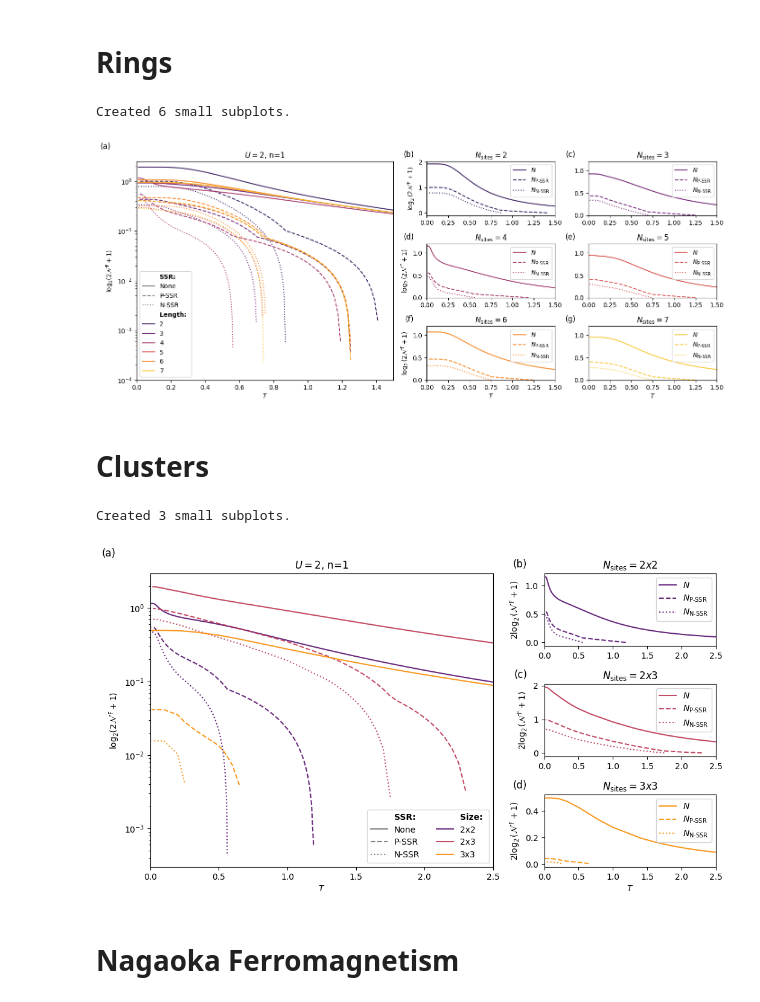
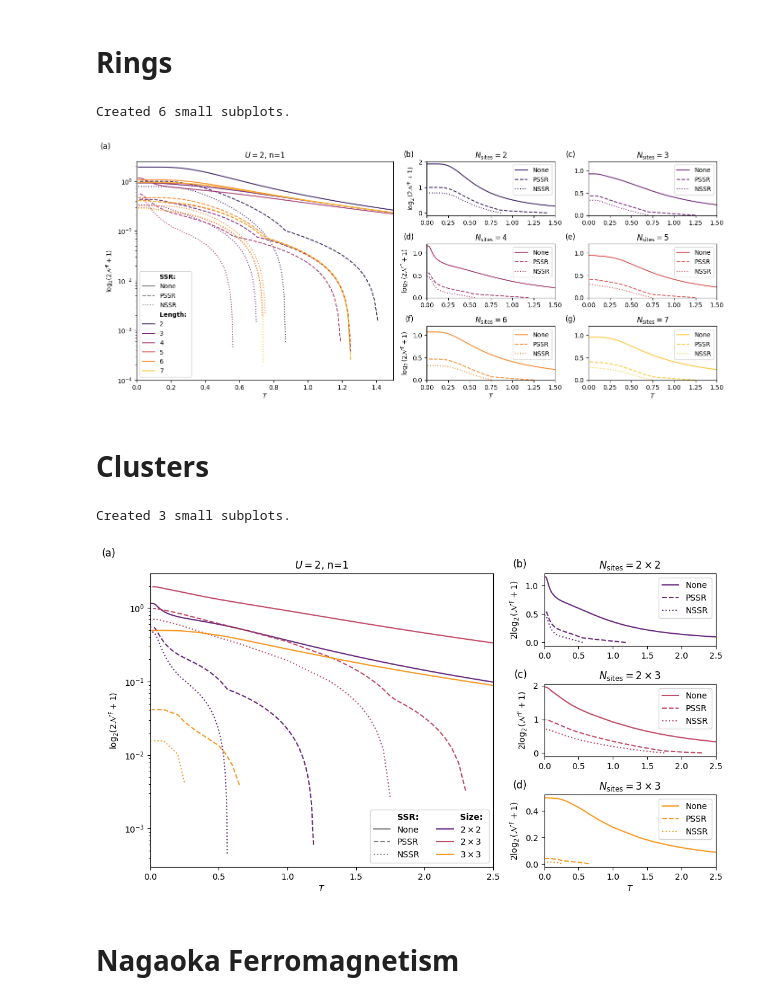
Before and after one commit to beddalumia/ThermalSSRproject, a Jupyter notebook: Generate_plots.ipynb, the cells around one changed output. Cells and saved outputs as stored; diff of their text form; code cells hidden in the pictures.

```diff
--- a/Generate_plots.ipynb
+++ b/Generate_plots.ipynb
@@ -482,8 +482,8 @@ for ids, path in enumerate(dirs_vec):
         # === main plot ===
         """  if idir == 0:
             ax_main.plot(T, NF, label=f"$N_{\mathrm{sites}}={sizees[ids]}, N$", ls="-", c=color, alpha=al)
-            ax_main.plot(T, NSSR, label=f"$N_{\mathrm{sites}}={sizees[ids]}, N_{\text{P-SSR}}$", ls="--", c=color, alpha=al)
-            ax_main.plot(T, PSSR, label=f"$N_{\mathrm{sites}}={sizees[ids]}, N_{\text{N-SSR}}$", ls=":", c=color, alpha=al)
+            ax_main.plot(T, NSSR, label=f"$N_{\mathrm{sites}}={sizees[ids]}, N_{\text{PSSR}}$", ls="--", c=color, alpha=al)
+            ax_main.plot(T, PSSR, label=f"$N_{\mathrm{sites}}={sizees[ids]}, N_{\text{NSSR}}$", ls=":", c=color, alpha=al)
         else:
             ax_main.plot(T, NF, label=f"$N_{\mathrm{sites}}={sizees[ids]}$", ls="-", c=color, alpha=al)
             ax_main.plot(T, NSSR, ls="--", c=color, alpha=al)
@@ -496,8 +496,8 @@ for ids, path in enumerate(dirs_vec):
         if idir < len(sub_axes):
             ax_sub = sub_axes[idir]
             ax_sub.plot(T, NF, ls="-", label=r"None", c=color, alpha=al)
-            ax_sub.plot(T, NSSR, ls="--", label=r"P-SSR", c=color, alpha=al)
-            ax_sub.plot(T, PSSR, ls=":", label=r"N-SSR", c=color, alpha=al)
+            ax_sub.plot(T, NSSR, ls="--", label=r"PSSR", c=color, alpha=al)
+            ax_sub.plot(T, PSSR, ls=":", label=r"NSSR", c=color, alpha=al)
             ax_sub.set_title(f"$N_{{\\mathrm{{sites}}}}={sizees[ids]}$")
             ax_sub.set_xlim((0, 1.5))
             if not (sizees[ids] == 2):
@@ -535,44 +535,44 @@ handles.insert(0,dummy2)
 handles.insert(0,dummy1)
 handles.insert(0,dummy5)
 labels.insert(0,"Length: ")
-labels.insert(0,"N-SSR")
-labels.insert(0,"P-SSR")
+labels.insert(0,"NSSR")
+labels.insert(0,"PSSR")
 labels.insert(0,"None")
 labels.insert(0,"SSR:")
 
 """
 T_2 = np.linspace(0.01, 5, 500)
 betas_2 = np.array([1/(i) for i in T_2]) #0.379*
 values = f(1,2,betas_2)
 ax_main.plot(T_2, values)
 
 n, n_ssr, n_ssr2 = get_N_ed(1,2,betas_2)
 ax_main.plot(T_2, n, marker = "x")
 ax_main.plot(T_2, n_ssr, marker = ".")
 ax_main.plot(T_2, n_ssr2, marker = "o")
 """
 
 ax_main.set_yscale('log')
 ax_main.set_xlim((0, 1.5))
 ax_main.set_ylim((10**-4, 2.5))
 ax_main.set_title(r"$U=2$, n=$1$")
 ax_main.set_xlabel(r"$T$")
 ax_main.set_ylabel(r"$\log_2\!\left(2\mathcal{N}^\mathrm{\,F}+1\right)$")
 leg = ax_main.legend(handles, labels)
 leg.get_texts()[0].set_fontweight('bold')
 leg.get_texts()[4].set_fontweight('bold')
 
 fig.tight_layout()
 fig.savefig("pic/NF_rings.pdf")
 plt.show()
 # %% [output]
 Created 6 small subplots.
-[figure, old version]
+[figure, new version]
 # %% [markdown]
 # Clusters
 # %%
 dirs_vec = ["./U>0/rho_ED_4ring/","./U>0/rho_ED_2x3/","./U>0/rho_ED_3x3/"]
-sizees = ["2x2","2x3","3x3"]
+sizees = [r"$2\times2$",r"$2\times3$",r"$3\times3$"]
 
 indices = [0,1,2]
 
@@ -654,9 +654,9 @@ for ids, path in enumerate(dirs_vec):
         if idir < len(sub_axes):
             ax_sub = sub_axes[idir]
             ax_sub.plot(T, NF, ls="-", label=r"None", c=color, alpha=al)
-            ax_sub.plot(T, NSSR, ls="--", label=r"P-SSR", c=color, alpha=al)
-            ax_sub.plot(T, PSSR, ls=":", label=r"N-SSR", c=color, alpha=al)
-            ax_sub.set_title(f"$N_{{\\mathrm{{sites}}}}={sizees[ids]}$")
+            ax_sub.plot(T, NSSR, ls="--", label=r"PSSR", c=color, alpha=al)
+            ax_sub.plot(T, PSSR, ls=":", label=r"NSSR", c=color, alpha=al)
+            ax_sub.set_title(f"$N_{{\\mathrm{{sites}}}}=${sizees[ids]}")
             ax_sub.set_xlim((0, 2.5))
             ax_sub.legend()
 
@@ -691,8 +691,8 @@ handles.insert(0,dummy2)
 handles.insert(0,dummy1)
 handles.insert(0,dummy5)
 labels.insert(0,"Size: ")
-labels.insert(0,"N-SSR")
-labels.insert(0,"P-SSR")
+labels.insert(0,"NSSR")
+labels.insert(0,"PSSR")
 labels.insert(0,"None")
 labels.insert(0,"SSR:")
 
@@ -711,7 +711,7 @@ fig.savefig("pic/NF_clusters.pdf")
 plt.show()
 # %% [output]
 Created 3 small subplots.
-[figure, old version]
+[figure, new version]
 # %% [markdown]
 # Nagaoka Ferromagnetism
 # %%
```
Also changed, not shown: parts of 4 cells of this notebook.
